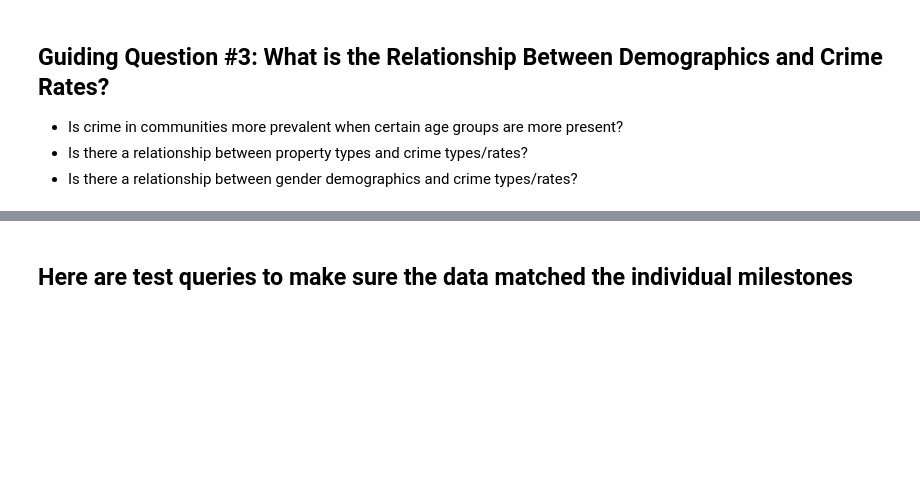
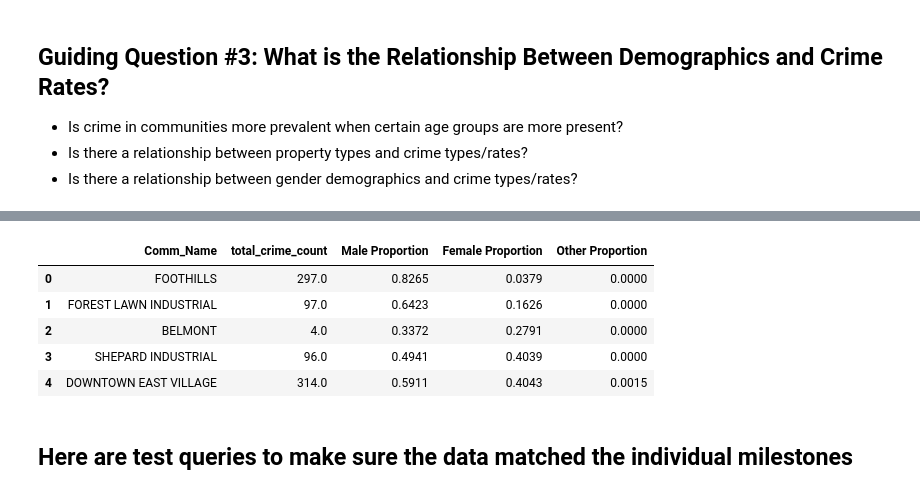
Before and after one commit to ethan2411/Data-603-604, a Jupyter notebook: Data 604 Term Project.ipynb, the cells around one changed output, grey strips where cells are left out. Saved outputs shown, nothing was run; the diff lists cells and outputs as text; code cells hidden in the pictures; blank space fills up the shorter version.

```diff
--- a/Data 604 Term Project.ipynb
+++ b/Data 604 Term Project.ipynb
@@ -953,3 +1029,14 @@ display(query_avg_community_pop)
+# %%
+#for the final part
+gendercrimetable = pd.read_sql_query("SELECT GenderResults.Comm_Name, total_crime_count, `Male Proportion`, `Female Proportion`, `Other Proportion` FROM (SELECT DISTINCT `NAME` AS Comm_Name, MALE_CNT/RES_CNT AS 'Male Proportion', FEMALE_CNT/RES_CNT AS 'Female Proportion', OTHER_CNT/RES_CNT AS 'Other Proportion' FROM calgary_census_2019 WHERE RES_CNT > 0 AND MALE_CNT > 0 ORDER BY FEMALE_CNT/RES_CNT) AS GenderResults JOIN (SELECT CommunityName, SUM(CrimeCount) AS total_crime_count FROM crimestats GROUP BY CommunityName ) AS CrimeResults ON GenderResults.Comm_Name = CrimeResults.CommunityName;", engine)
+gendercrimetable.head()
+# %% [output]
+|  | Comm_Name | total_crime_count | Male Proportion | Female Proportion | Other Proportion |
+| 0 | FOOTHILLS | 297.0 | 0.8265 | 0.0379 | 0.0000 |
+| 1 | FOREST LAWN INDUSTRIAL | 97.0 | 0.6423 | 0.1626 | 0.0000 |
+| 2 | BELMONT | 4.0 | 0.3372 | 0.2791 | 0.0000 |
+| 3 | SHEPARD INDUSTRIAL | 96.0 | 0.4941 | 0.4039 | 0.0000 |
+| 4 | DOWNTOWN EAST VILLAGE | 314.0 | 0.5911 | 0.4043 | 0.0015 |
 # %% [markdown]
 ## Here are test queries to make sure the data matched the individual milestones
 # %%
```
Also changed, not shown: parts of 9 cells of this notebook.
